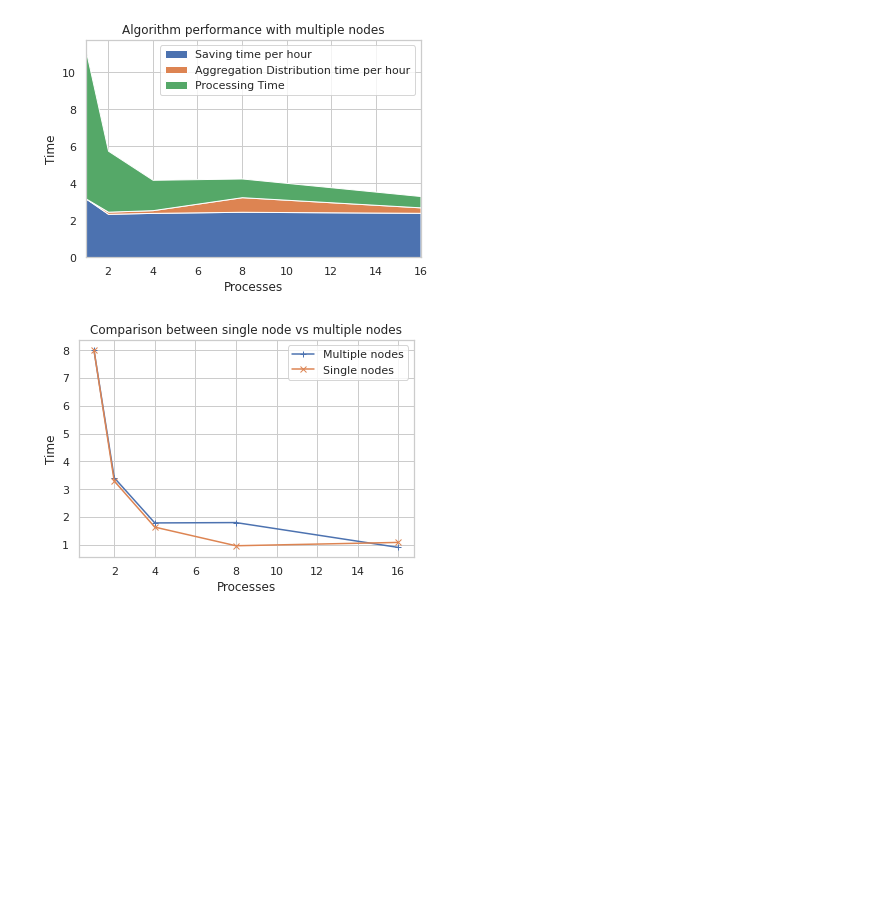
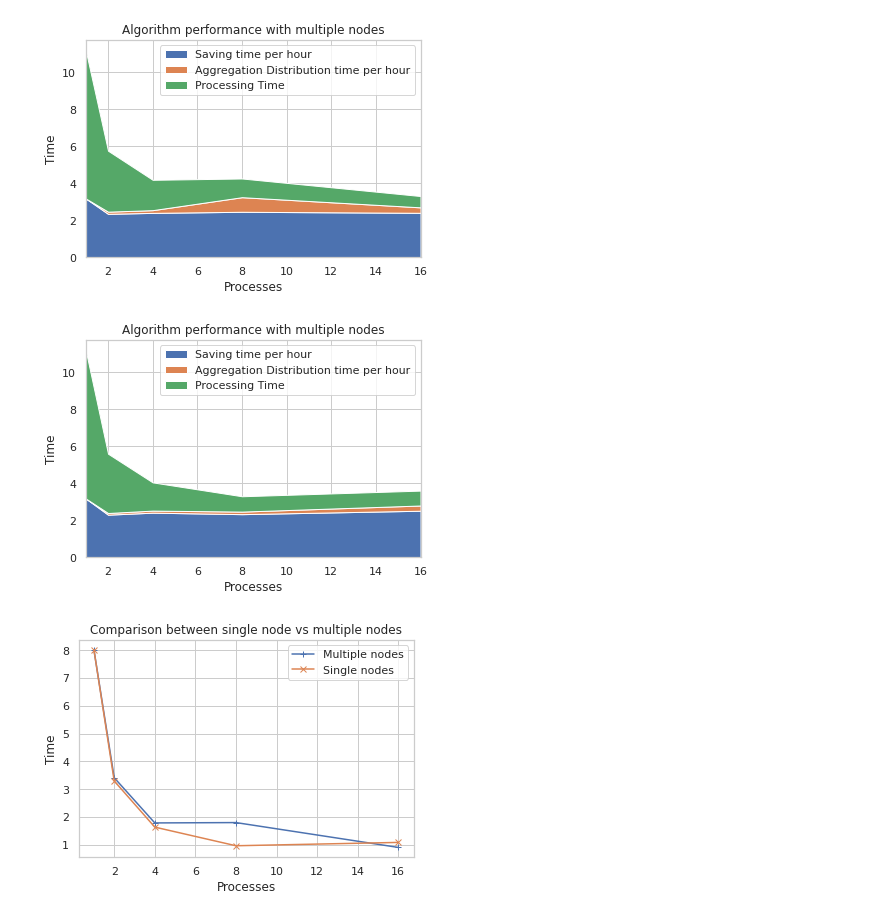
Before and after one commit to mbortolon97/ipfp-hpc-cluster, a Jupyter notebook: src/data_visualization/performance_graph.ipynb, the cells around one changed output. Saved outputs shown, nothing was run; the diff lists cells and outputs as text; code cells hidden in the pictures; blank space fills up the shorter version.

Commit message:
Add graphs

```diff
--- a/src/data_visualization/performance_graph.ipynb
+++ b/src/data_visualization/performance_graph.ipynb
@@ -58,6 +58,23 @@ ax.set_xlim([1,16])
 plt.show()
 # %% [output]
 [figure]
+# %%
+sns.set_theme(style="whitegrid")
+
+df_grouped_only_single_nodes = df_grouped[np.logical_or(df_grouped["number_of_processes"] == df_grouped["process_per_node"], df_grouped["number_of_processes"] == 1)]
+fig, ax = plt.subplots()
+ax.stackplot(df_grouped_only_single_nodes["number_of_processes"], [df_grouped_only_single_nodes["average_saving_time_per_hour"], df_grouped_only_single_nodes["average_aggregation_distribution_time_per_hour"], df_grouped_only_single_nodes["processing_time"]],
+             labels=["Saving time per hour", "Aggregation Distribution time per hour", "Processing Time"])
+ax.legend(loc='upper right')
+ax.set_title('Algorithm performance with multiple nodes')
+ax.set_xlabel('Processes')
+ax.set_ylabel('Time')
+
+ax.set_xlim([1,16])
+
+plt.show()
+# %% [output]
+[figure, added]
 # %%
 df_grouped_only_multiple_nodes = df_grouped[np.logical_or(df_grouped["number_of_processes"] != df_grouped["process_per_node"], df_grouped["number_of_processes"] == 1)]
 df_grouped_only_single_nodes = df_grouped[np.logical_or(df_grouped["number_of_processes"] == df_grouped["process_per_node"], df_grouped["number_of_processes"] == 1)]
```
Also changed, not shown: parts of 2 cells of this notebook.
